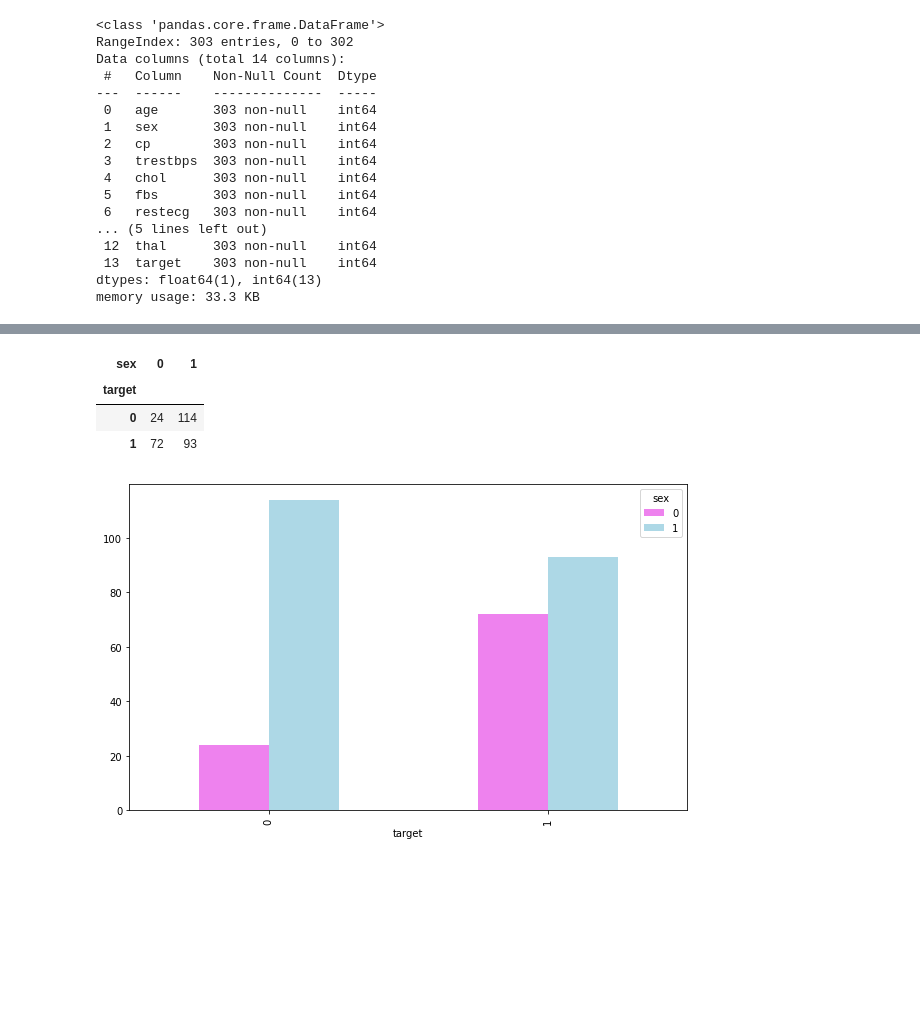
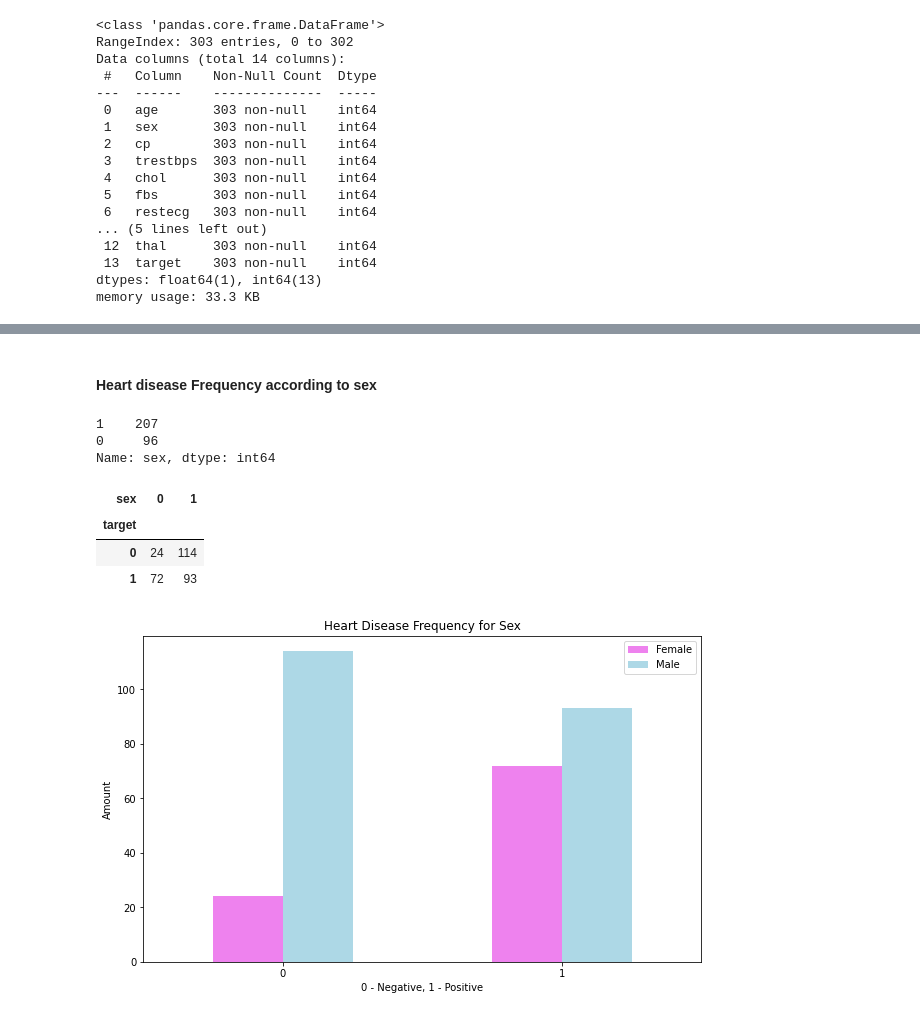
Before and after one commit to tomasz-urban/ML-projects, a Jupyter notebook: heart-disease/heart-disease-classification.ipynb, the cells around one changed output, grey strips where cells are left out. Drawn from its saved outputs; the diff is of its cells as text; code cells hidden in the pictures; blank space fills up the shorter version.

Commit message:
Heart disease project after hyperparameters tuning

```diff
--- a/heart-disease/heart-disease-classification.ipynb
+++ b/heart-disease/heart-disease-classification.ipynb
@@ -137,15 +129,29 @@ Name: sex, dtype: int64
-# %%
-# Compare target column with sex column
-pd.crosstab(df.target, df.sex)
-# %% [output]
-| sex | 0 | 1 |
-| target |  |  |
-| 0 | 24 | 114 |
-| 1 | 72 | 93 |
-# %%
-# Create a plot of crosstab
-pd.crosstab(df.target, df.sex).plot(kind="bar",
-                                    figsize=(10,6),
-                                    color=["violet", "lightblue"]);
-# %% [output]
-[figure, removed]
+# %% [markdown]
+#### Heart disease Frequency according to sex
+# %%
+df.sex.value_counts()
+# %% [output]
+1    207
+0     96
+Name: sex, dtype: int64
+# %%
+# Compare target column with sex column
+pd.crosstab(df.target, df.sex)
+# %% [output]
+| sex | 0 | 1 |
+| target |  |  |
+| 0 | 24 | 114 |
+| 1 | 72 | 93 |
+# %%
+# Create a plot of crosstab
+pd.crosstab(df.target, df.sex).plot(kind="bar",
+                                    figsize=(10,6),
+                                    color=["violet", "lightblue"])
+
+plt.title("Heart Disease Frequency for Sex")
+plt.xlabel("0 - Negative, 1 - Positive")
+plt.ylabel("Amount")
+plt.legend(["Female", "Male"])
+plt.xticks(rotation=0); # it rotates 0 and 1 on x-axis
+# %% [output]
+[figure, added]
```
Also changed, not shown: parts of 53 cells of this notebook.
